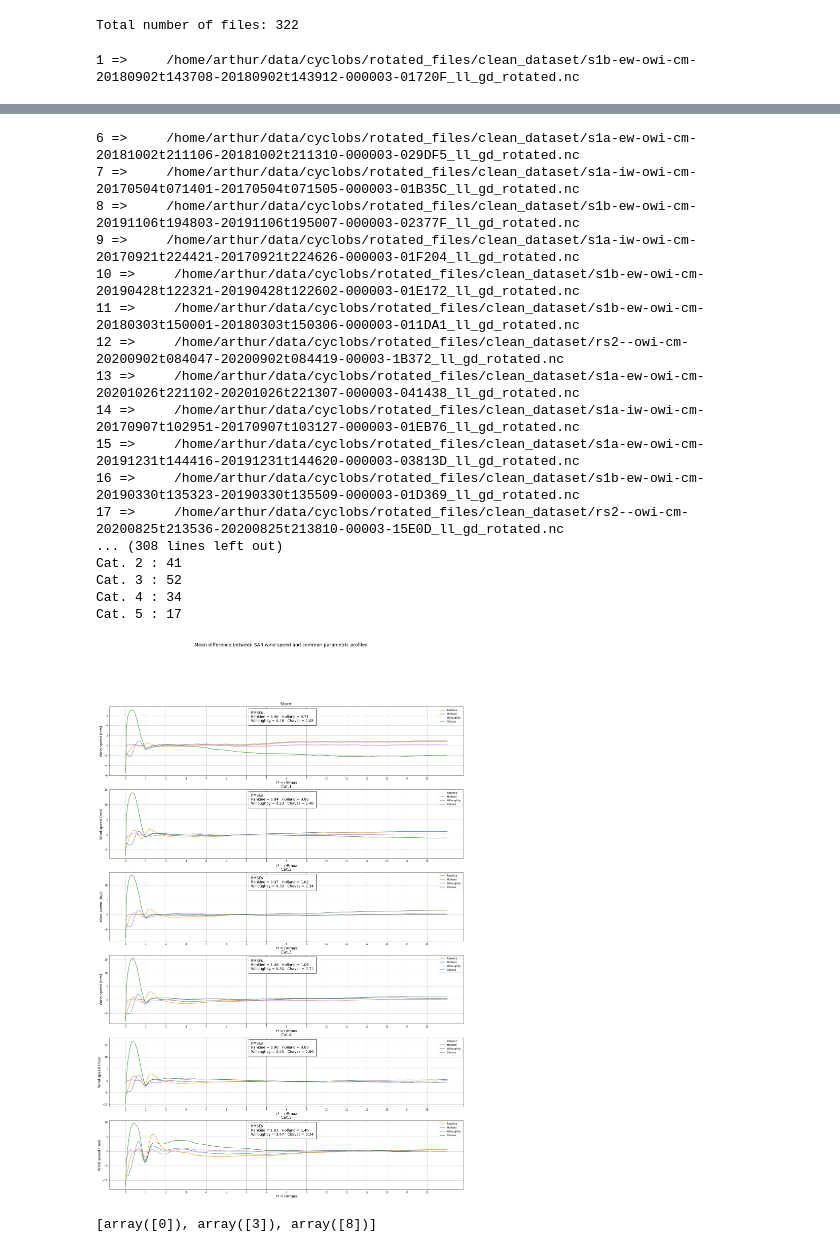
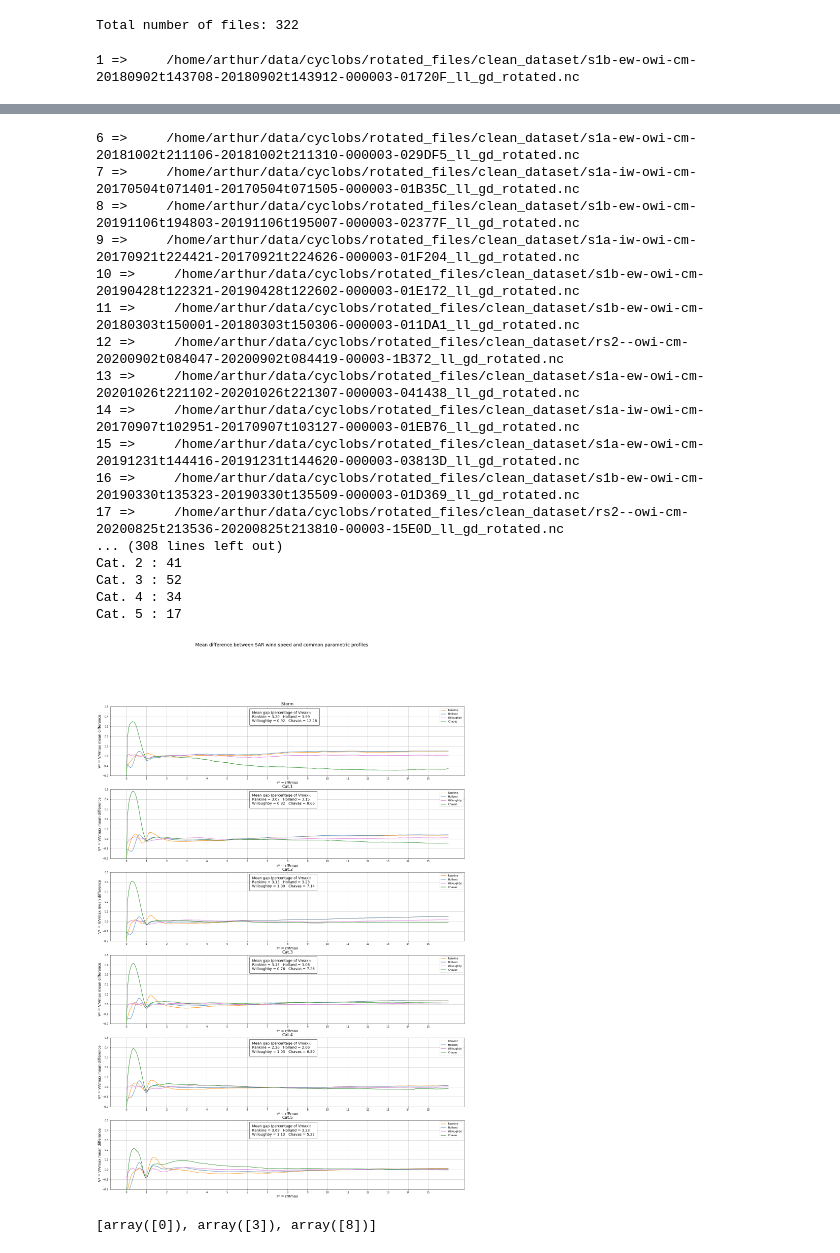
Before and after one commit to Arthur117/wind_profiles, a Jupyter notebook: all_profiles_comp.ipynb, the cells around one changed output, grey strips where cells are left out. Drawn from its saved outputs; the diff is of its cells as text; code cells hidden in the pictures.

```diff
--- a/all_profiles_comp.ipynb
+++ b/all_profiles_comp.ipynb
@@ -37,6 +37,7 @@ PARAMS = {
     'chavas_vmin':           False, # Translates the profile from Vmin if True
 
     'r_Rmax_axis':           True, # If True, uses r* = r/Rmax as x-axis
+    'v_Vmax_axis':           True, # If True, uses V* = V/Vmax as y-axis
     'r_Rmax_scale':          16.,
     'r_Rmax_num_pts':        321,
 
@@ -44,7 +45,7 @@ PARAMS = {
     'tangential_wind_speed': True, # If False, total wind speed is used
     'print_values':          False,
 
-    'save_dir':              "/home/arthur/results/windProfiles/test7/",
+    'save_dir':              "/home/arthur/results/windProfiles/test10/",
     'save_comparison':       True,
     'save_scatter':          False
     }
@@ -144,41 +145,41 @@ for file in all_data:
     Rmax, Vmax = INI['Holland'][4], INI['Holland'][5]
 
     # Comparison by category, function of r_star
-    DIFF, NB_CAT = f.calculate_diff_by_cat(ds['current_category'], Rmax, r, spdm, INI, FIT, DIFF, NB_CAT, PARAMS)
+    DIFF, NB_CAT = f.calculate_diff_by_cat(ds['current_category'], Rmax, Vmax, r, spdm, INI, FIT, DIFF, NB_CAT, PARAMS)
     # Compute mean fitted parameters by category
     FIT_PARAMS   = f.calculate_fitted_params_by_cat(ds['current_category'], FIT, FIT_PARAMS, PARAMS)
     # Scater-plots
     RMAX_OBS, RMAX_FIT, VMAX_OBS, VMAX_FIT = f.add_to_scatter_list(ds['current_category'], r, Rmax, Vmax, FIT, RMAX_OBS, RMAX_FIT, VMAX_OBS, VMAX_FIT, PARAMS)
 
 ### Plot the comparison
 f.plot_comp_by_cat(DIFF, NB_CAT, PARAMS)
 # f.plot_fitted_params_by_cat(FIT_PARAMS, PARAMS)
 # f.plot_scatter_rmax(RMAX_OBS, RMAX_FIT, PARAMS)
 # f.plot_scatter_vmax(VMAX_OBS, VMAX_FIT, PARAMS)
 # %% [output]
 1 =>     /home/arthur/data/cyclobs/rotated_files/clean_dataset/s1b-ew-owi-cm-20180902t143708-20180902t143912-000003-01720F_ll_gd_rotated.nc
 2 =>     /home/arthur/data/cyclobs/rotated_files/clean_dataset/rs2--owi-cm-20150601t015945-20150601t020101-00003-BDBF8_ll_gd_rotated.nc
 3 =>     /home/arthur/data/cyclobs/rotated_files/clean_dataset/s1a-ew-owi-cm-20160827t092124-20160827t092414-000003-014249_ll_gd_rotated.nc
 4 =>     /home/arthur/data/cyclobs/rotated_files/clean_dataset/s1a-ew-owi-cm-20170207t015253-20170207t015558-000003-018D33_ll_gd_rotated.nc
 5 =>     /home/arthur/data/cyclobs/rotated_files/clean_dataset/rs2--owi-cm-20150509t232412-20150509t232525-00003-E0BD7_ll_gd_rotated.nc
 6 =>     /home/arthur/data/cyclobs/rotated_files/clean_dataset/s1a-ew-owi-cm-20181002t211106-20181002t211310-000003-029DF5_ll_gd_rotated.nc
 7 =>     /home/arthur/data/cyclobs/rotated_files/clean_dataset/s1a-iw-owi-cm-20170504t071401-20170504t071505-000003-01B35C_ll_gd_rotated.nc
 8 =>     /home/arthur/data/cyclobs/rotated_files/clean_dataset/s1b-ew-owi-cm-20191106t194803-20191106t195007-000003-02377F_ll_gd_rotated.nc
 9 =>     /home/arthur/data/cyclobs/rotated_files/clean_dataset/s1a-iw-owi-cm-20170921t224421-20170921t224626-000003-01F204_ll_gd_rotated.nc
 10 =>     /home/arthur/data/cyclobs/rotated_files/clean_dataset/s1b-ew-owi-cm-20190428t122321-20190428t122602-000003-01E172_ll_gd_rotated.nc
 11 =>     /home/arthur/data/cyclobs/rotated_files/clean_dataset/s1b-ew-owi-cm-20180303t150001-20180303t150306-000003-011DA1_ll_gd_rotated.nc
 12 =>     /home/arthur/data/cyclobs/rotated_files/clean_dataset/rs2--owi-cm-20200902t084047-20200902t084419-00003-1B372_ll_gd_rotated.nc
 13 =>     /home/arthur/data/cyclobs/rotated_files/clean_dataset/s1a-ew-owi-cm-20201026t221102-20201026t221307-000003-041438_ll_gd_rotated.nc
 14 =>     /home/arthur/data/cyclobs/rotated_files/clean_dataset/s1a-iw-owi-cm-20170907t102951-20170907t103127-000003-01EB76_ll_gd_rotated.nc
 15 =>     /home/arthur/data/cyclobs/rotated_files/clean_dataset/s1a-ew-owi-cm-20191231t144416-20191231t144620-000003-03813D_ll_gd_rotated.nc
 16 =>     /home/arthur/data/cyclobs/rotated_files/clean_dataset/s1b-ew-owi-cm-20190330t135323-20190330t135509-000003-01D369_ll_gd_rotated.nc
 17 =>     /home/arthur/data/cyclobs/rotated_files/clean_dataset/rs2--owi-cm-20200825t213536-20200825t213810-00003-15E0D_ll_gd_rotated.nc
 ... (308 lines left out)
 Cat. 2 : 41
 Cat. 3 : 52
 Cat. 4 : 34
 Cat. 5 : 17
-[figure, old version]
+[figure, new version]
 # %%
 a = np.array([0.8, 0.9, 0.9, 1.1, 1.2, 1.5, 1.7, 1.9, 2.1, 2.3])
 b = [np.argwhere(a > i)[0] for i in range(0, 3)]
```
Also changed, not shown: 3 other files.
